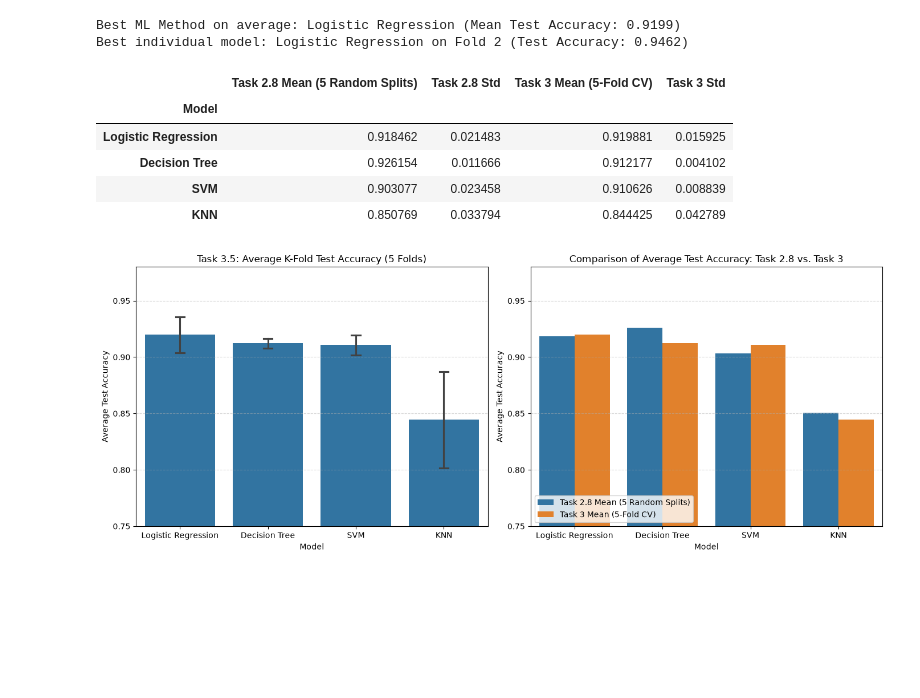
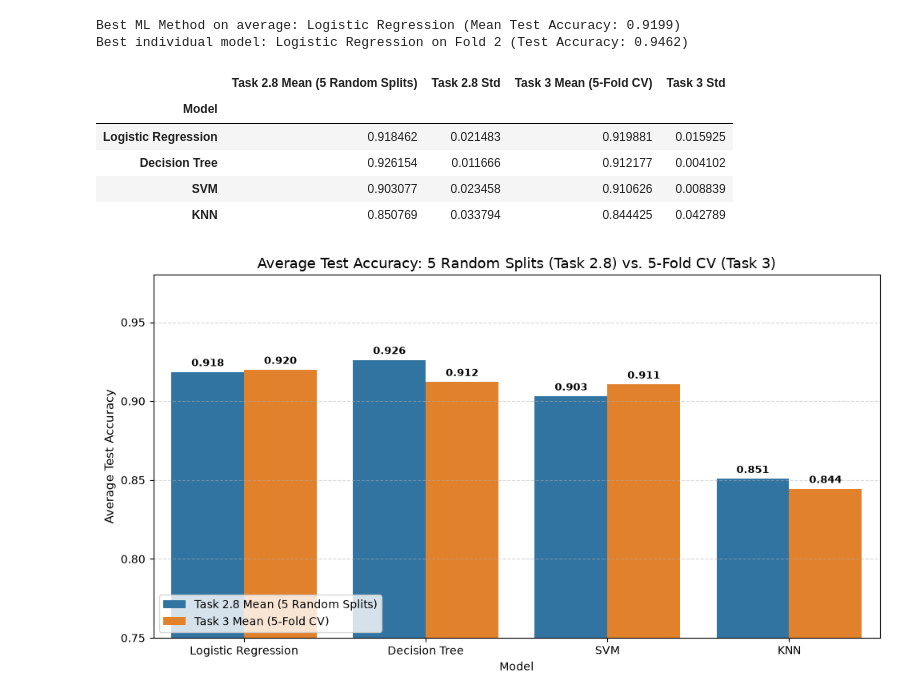
Before and after one commit to azelarabchakour/Data-science-assignments, a Jupyter notebook: Assignment-1/Code/Problem1-Classification.ipynb, the cells around one changed output. Saved outputs shown, nothing was run; the diff lists cells and outputs as text; code cells hidden in the pictures; blank space fills up the shorter version.

```diff
--- a/Assignment-1/Code/Problem1-Classification.ipynb
+++ b/Assignment-1/Code/Problem1-Classification.ipynb
@@ -399,6 +452,25 @@ comparison_df = pd.concat([accuracy_df, optimized_df], axis=1)
 display(comparison_df)
 
 #display(comparison_df[['Test Accuracy', 'Optimized Test']].plot(kind='bar', ylim=(0.75, 0.98), rot=0))
+
+#------------------------------------------------------
+
+fig, ax = plt.subplots(figsize=(9, 5.5))
+plot_df = comparison_df[['Test Accuracy', 'Optimized Test']].rename(
+    columns={'Test Accuracy': 'Default (Test)', 'Optimized Test': 'Fitted (Test)'}
+)
+plot_df.plot(kind='bar', ax=ax, rot=0, width=0.7)
+
+ax.set_title('Test Accuracy: Default vs. Fitted Parameters', fontsize=13)
+ax.set_ylabel('Accuracy', fontsize=11)
+ax.set_ylim(0.75, 0.98)
+ax.grid(axis='y', linestyle='--', alpha=0.5)
+
+for container in ax.containers:
+    ax.bar_label(container, fmt='%.3f', padding=3, fontsize=9.5, fontweight='bold')
+
+plt.tight_layout()
+plt.show()
 # %% [output]
 |  | Train Accuracy | Test Accuracy | Optimized Train | Optimized Test |
 | Logistic Regression | 0.897881 | 0.900000 | 0.949904 | 0.907692 |
@@ -831,50 +910,91 @@ Best individual model: Logistic Regression on Fold 2 (Test Accuracy: 0.9462)
 # 5) Construct the Bar Plots for each ML method and for each of the performance metrics with average
 # performance results and compare the results with Task 2.8. Make conclusions.
 
-# 1. Construct the Bar Plot of average Test Accuracy across the 5 folds for each ML method
-fig, axes = plt.subplots(1, 2, figsize=(14, 5.5))
+# # 1. Construct the Bar Plot of average Test Accuracy across the 5 folds for each ML method
+# fig, axes = plt.subplots(1, 2, figsize=(14, 5.5))
 
-sns.barplot(data=fold_df, x='Model', y='Test_Accuracy', order=model_order, errorbar='sd', capsize=0.1, ax=axes[0])
-axes[0].set_title('Task 3.5: Average K-Fold Test Accuracy (5 Folds)')
-axes[0].set_ylabel('Average Test Accuracy')
-axes[0].set_ylim(0.75, 0.98)
-axes[0].grid(axis='y', linestyle='--', alpha=0.5)
+# sns.barplot(data=fold_df, x='Model', y='Test_Accuracy', order=model_order, errorbar='sd', capsize=0.1, ax=axes[0])
+# axes[0].set_title('Task 3.5: Average K-Fold Test Accuracy (5 Folds)')
+# axes[0].set_ylabel('Average Test Accuracy')
+# axes[0].set_ylim(0.75, 0.98)
+# axes[0].grid(axis='y', linestyle='--', alpha=0.5)
 
-# 2. Compare Task 3 (5-Fold CV) average results with Task 2.8 (5 Random Splits)
+# # 2. Compare Task 3 (5-Fold CV) average results with Task 2.8 (5 Random Splits)
+# comparison_2_8_vs_3 = pd.DataFrame({
+#     'Task 2.8 Mean (5 Random Splits)': summary_stats['mean'],
+#     'Task 2.8 Std': summary_stats['std'],
+#     'Task 3 Mean (5-Fold CV)': kfold_summary['mean'],
+#     'Task 3 Std': kfold_summary['std']
+# }).loc[model_order]
+
+# display(comparison_2_8_vs_3)
+
+# # Plot side-by-side comparison of Task 2.8 vs. Task 3
+# plot_comp_df = comparison_2_8_vs_3[['Task 2.8 Mean (5 Random Splits)', 'Task 3 Mean (5-Fold CV)']].reset_index()
+# plot_comp_df = plot_comp_df.melt(id_vars='Model', var_name='Evaluation Method', value_name='Average Test Accuracy')
+
+# sns.barplot(data=plot_comp_df, x='Model', y='Average Test Accuracy', hue='Evaluation Method', order=model_order, ax=axes[1])
+# axes[1].set_title('Comparison of Average Test Accuracy: Task 2.8 vs. Task 3')
+# axes[1].set_ylim(0.75, 0.98)
+# axes[1].grid(axis='y', linestyle='--', alpha=0.5)
+# axes[1].legend(loc='lower left')
+
+# plt.tight_layout()
+# plt.show()
+
+
+#---------------------------------------------------------------------------
+# Compare Task 3 (5-Fold CV) average results with Task 2.8 (5 Random Splits)
 comparison_2_8_vs_3 = pd.DataFrame({
     'Task 2.8 Mean (5 Random Splits)': summary_stats['mean'],
     'Task 2.8 Std': summary_stats['std'],
     'Task 3 Mean (5-Fold CV)': kfold_summary['mean'],
     'Task 3 Std': kfold_summary['std']
 }).loc[model_order]
 
 display(comparison_2_8_vs_3)
 
-# Plot side-by-side comparison of Task 2.8 vs. Task 3
+# Prepare data for side-by-side comparison bar plot
 plot_comp_df = comparison_2_8_vs_3[['Task 2.8 Mean (5 Random Splits)', 'Task 3 Mean (5-Fold CV)']].reset_index()
 plot_comp_df = plot_comp_df.melt(id_vars='Model', var_name='Evaluation Method', value_name='Average Test Accuracy')
 
-sns.barplot(data=plot_comp_df, x='Model', y='Average Test Accuracy', hue='Evaluation Method', order=model_order, ax=axes[1])
-axes[1].set_title('Comparison of Average Test Accuracy: Task 2.8 vs. Task 3')
-axes[1].set_ylim(0.75, 0.98)
-axes[1].grid(axis='y', linestyle='--', alpha=0.5)
-axes[1].legend(loc='lower left')
+fig, ax = plt.subplots(figsize=(10, 5.5))
+sns.barplot(
+    data=plot_comp_df,
+    x='Model',
+    y='Average Test Accuracy',
+    hue='Evaluation Method',
+    order=model_order,
+    ax=ax
+)
+
+ax.set_title('Average Test Accuracy: 5 Random Splits (Task 2.8) vs. 5-Fold CV (Task 3)', fontsize=13)
+ax.set_ylabel('Average Test Accuracy', fontsize=11)
+ax.set_ylim(0.75, 0.98)
+ax.grid(axis='y', linestyle='--', alpha=0.5)
+ax.legend(loc='lower left')
+
+for container in ax.containers:
+    ax.bar_label(container, fmt='%.3f', padding=3, fontsize=9.5, fontweight='bold')
 
 plt.tight_layout()
 plt.show()
+
+#---------------------------------------------------------------------------
+
 
 # Conclusions:
 # - In Task 2.8 (5 random splits), Decision Tree ranked first (92.62%) and Logistic Regression ranked second (91.85%),
 #   whereas in Task 3 (5-fold cross-validation), Logistic Regression ranks first (91.99%) and Decision Tree ranks second (91.22%).
 # - Both evaluation methods confirm that Logistic Regression, Decision Tree, and SVM (~90.3%–92.6%) strongly outperform KNN (~84.4%–85.1%).
 # - 5-Fold Cross-Validation (Task 3) produces much lower standard deviations across folds for Decision Tree (0.0041 vs. 0.0117),
 #   SVM (0.0088 vs. 0.0235), and Logistic Regression (0.0159 vs. 0.0215) than the 5 random splits in Task 2.8, because
 #   disjoint folds guarantee that every student observation is tested exactly once without overlapping test sets.
 # %% [output]
 |  | Task 2.8 Mean (5 Random Splits) | Task 2.8 Std | Task 3 Mean (5-Fold CV) | Task 3 Std |
 | Model |  |  |  |  |
 | Logistic Regression | 0.918462 | 0.021483 | 0.919881 | 0.015925 |
 | Decision Tree | 0.926154 | 0.011666 | 0.912177 | 0.004102 |
 | SVM | 0.903077 | 0.023458 | 0.910626 | 0.008839 |
 | KNN | 0.850769 | 0.033794 | 0.844425 | 0.042789 |
-[figure, old version]
+[figure, new version]
```
Also changed, not shown: parts of 5 cells of this notebook, 11 other files.
